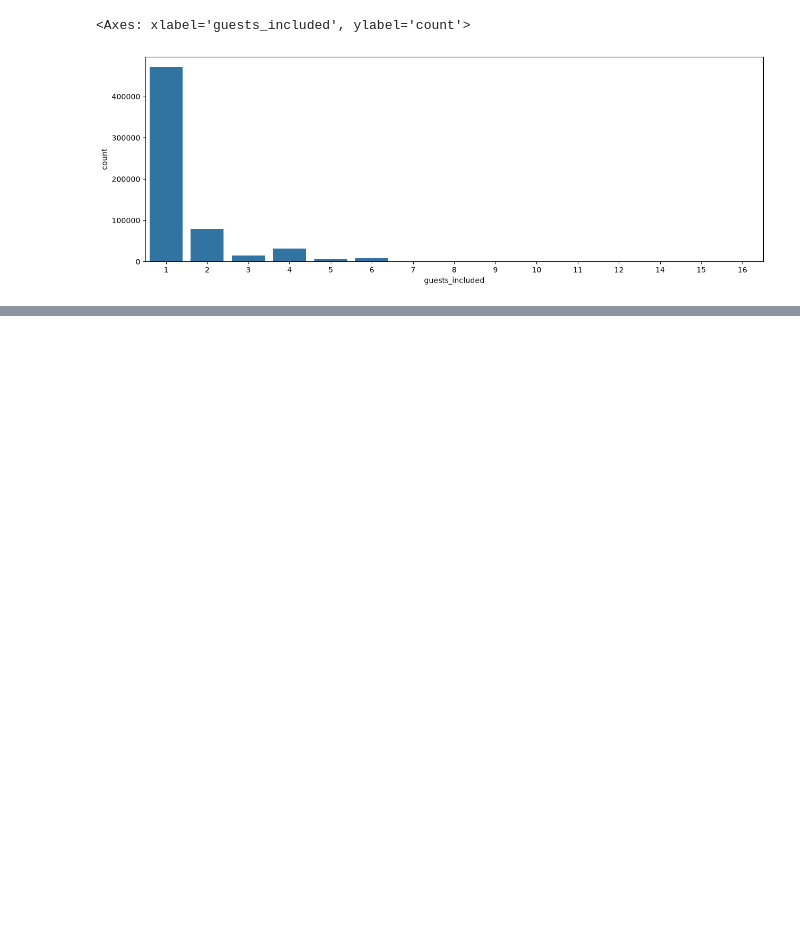
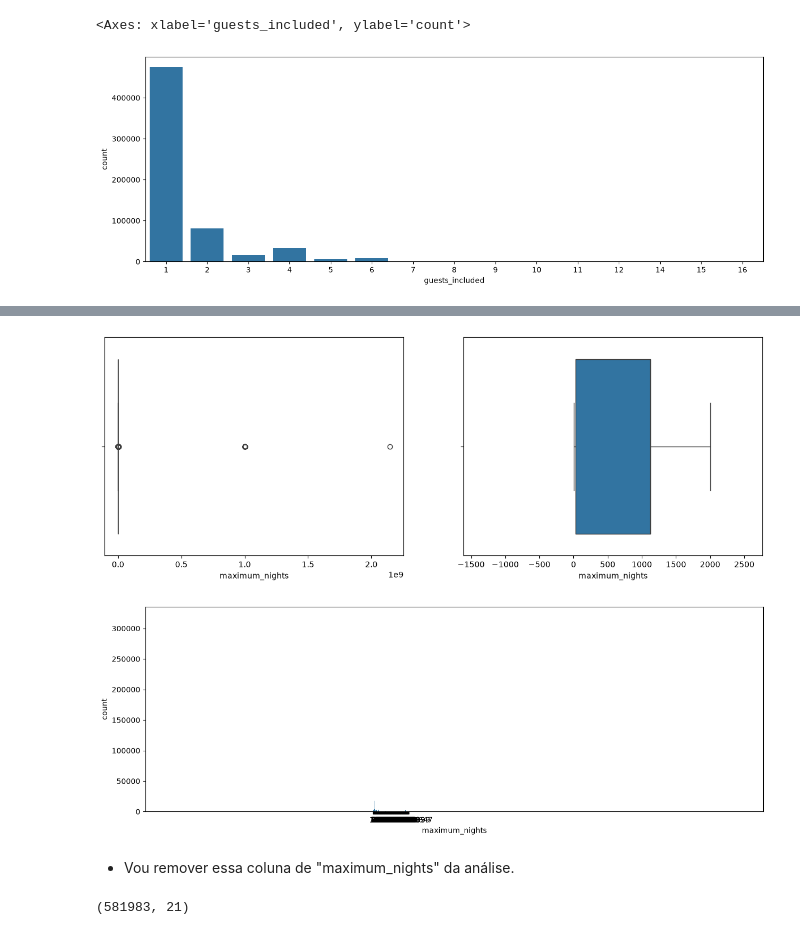
Before and after one commit to caioluizribeirochaves/Projeto-Data-Science, a Jupyter notebook: Solucao-Airbnb-Rio.ipynb, the cells around one changed output, grey strips where cells are left out. Saved outputs shown, nothing was run; the diff lists cells and outputs as text; code cells hidden in the pictures; blank space fills up the shorter version.

```diff
--- a/Solucao-Airbnb-Rio.ipynb
+++ b/Solucao-Airbnb-Rio.ipynb
@@ -314,0 +335,13 @@ sns.barplot(x=base_airbnb['guests_included'].value_counts().index, y=base_airbnb
+# %%
+diagrama_caixa(base_airbnb['maximum_nights'])
+grafico_barra(base_airbnb['maximum_nights'])
+# %% [output]
+[figure, added]
+[figure, added]
+# %% [markdown]
+- Vou remover essa coluna de "maximum_nights" da análise.
+# %%
+base_airbnb = base_airbnb.drop('maximum_nights', axis=1)
+base_airbnb.shape
+# %% [output]
+(581983, 21)
```
Also changed, not shown: parts of 20 cells of this notebook.
